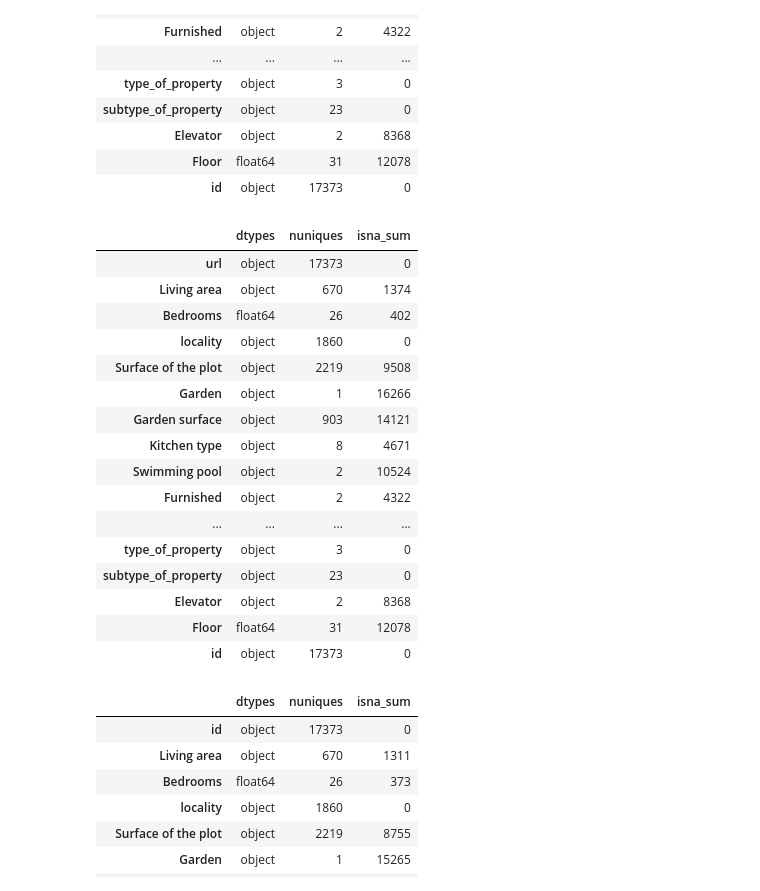
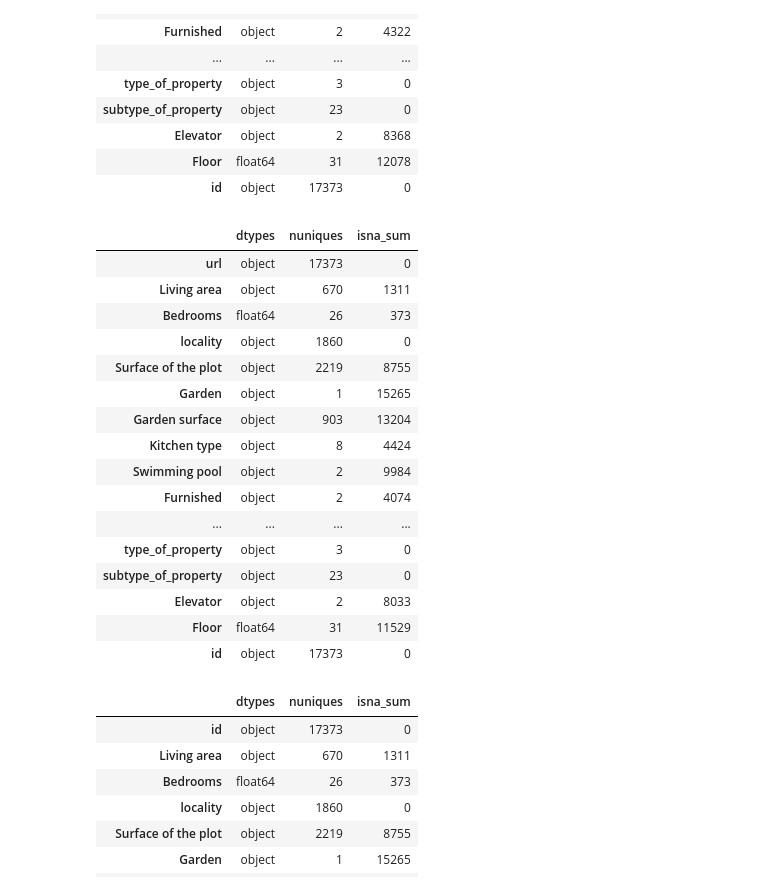
Before and after one commit to OlivierDT/challenge-data-analysis, a Jupyter notebook: 1_data_cleaning/main_data_cleaning.ipynb, the cells around one changed output. Cells and saved outputs as stored; diff of their text form; code cells hidden in the pictures.

```diff
--- a/1_data_cleaning/main_data_cleaning.ipynb
+++ b/1_data_cleaning/main_data_cleaning.ipynb
@@ -131,25 +130,25 @@ info
 # %%
 #Remove duplicates ID
 df = df.drop_duplicates(subset="id")
 df.shape
-info
+give_info(df)
 # %% [output]
 |  | dtypes | nuniques | isna_sum |
 | url | object | 17373 | 0 |
-| Living area | object | 670 | 1374 |
-| Bedrooms | float64 | 26 | 402 |
+| Living area | object | 670 | 1311 |
+| Bedrooms | float64 | 26 | 373 |
 | locality | object | 1860 | 0 |
-| Surface of the plot | object | 2219 | 9508 |
-| Garden | object | 1 | 16266 |
-| Garden surface | object | 903 | 14121 |
-| Kitchen type | object | 8 | 4671 |
-| Swimming pool | object | 2 | 10524 |
-| Furnished | object | 2 | 4322 |
+| Surface of the plot | object | 2219 | 8755 |
+| Garden | object | 1 | 15265 |
+| Garden surface | object | 903 | 13204 |
+| Kitchen type | object | 8 | 4424 |
+| Swimming pool | object | 2 | 9984 |
+| Furnished | object | 2 | 4074 |
 | ... | ... | ... | ... |
 | type_of_property | object | 3 | 0 |
 | subtype_of_property | object | 23 | 0 |
-| Elevator | object | 2 | 8368 |
-| Floor | float64 | 31 | 12078 |
+| Elevator | object | 2 | 8033 |
+| Floor | float64 | 31 | 11529 |
 | id | object | 17373 | 0 |
 # %%
 df = df[['id',
```
Also changed, not shown: parts of 8 cells of this notebook.
